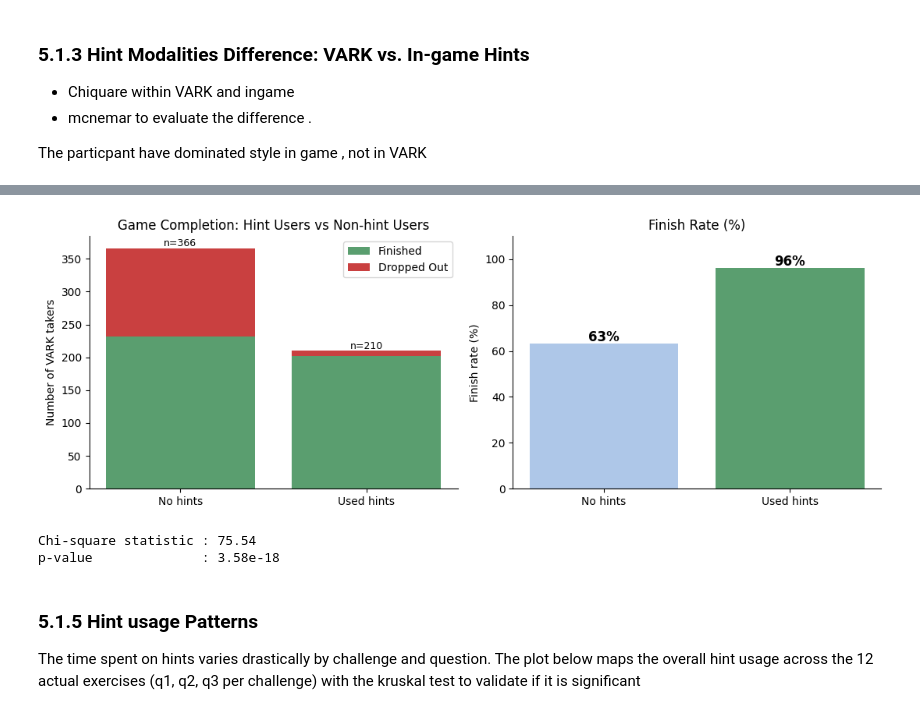
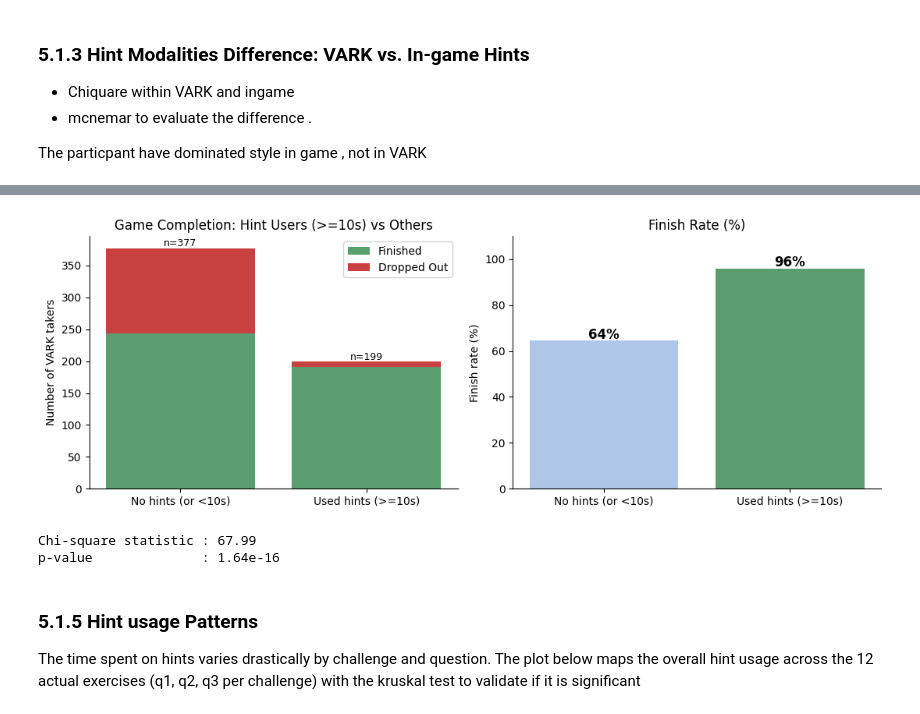
Before and after one commit to tiaL-ops/thesisLandy, a Jupyter notebook: notebook/EDA_Thesis_RQ1.ipynb, the cells around one changed output, grey strips where cells are left out. Cells and saved outputs as stored; diff of their text form; code cells hidden in the pictures.

```diff
--- a/notebook/EDA_Thesis_RQ1.ipynb
+++ b/notebook/EDA_Thesis_RQ1.ipynb
@@ -255,37 +259,52 @@ Conclusion: The shift from multimodal (in VARK) to dominant (in actual gameplay)
 # %%
 from scipy.stats import chi2_contingency
+import pandas as pd
+import matplotlib.pyplot as plt
 
+# --- 1. Recalculate based on >= 10s threshold ---
+valid_hint_users_ids = set(time_pivot_filtered.index)
+vark['used_hints_10s'] = vark['userId'].isin(valid_hint_users_ids)
+
+hint_summary = vark.groupby('used_hints_10s')['finished'].agg(['sum','count'])
+hint_summary['did_not_finish'] = hint_summary['count'] - hint_summary['sum']
+hint_summary['finish_rate'] = hint_summary['sum'] / hint_summary['count'] * 100
+hint_summary.index = ['No hints (or <10s)', 'Used hints (>=10s)']
+
+contingency_table = pd.crosstab(vark['used_hints_10s'], vark['finished'])
+
+# --- 2. Plotting ---
 fig, axes = plt.subplots(1, 2, figsize=(11, 4))
 
 # Left: Finished vs Dropout
 axes[0].bar(hint_summary.index, hint_summary['sum'], label='Finished', color='#5A9E6F')
 axes[0].bar(hint_summary.index, hint_summary['did_not_finish'], bottom=hint_summary['sum'], label='Dropped Out', color='#C94040')
 axes[0].set_ylabel('Number of VARK takers')
-axes[0].set_title('Game Completion: Hint Users vs Non-hint Users')
+axes[0].set_title('Game Completion: Hint Users (>=10s) vs Others')
 axes[0].legend()
 axes[0].spines[['top','right']].set_visible(False)
 for i, (idx, row) in enumerate(hint_summary.iterrows()):
     axes[0].text(i, row['count']+3, f"n={row['count']:.0f}", ha='center', fontsize=9)
 
 # Right: Finish rate
 axes[1].bar(hint_summary.index, hint_summary['finish_rate'], color=['#aec7e8', '#5A9E6F'])
 axes[1].set_ylim(0, 110)
 axes[1].set_ylabel('Finish rate (%)')
 axes[1].set_title('Finish Rate (%)')
 axes[1].spines[['top','right']].set_visible(False)
 for i, (idx, row) in enumerate(hint_summary.iterrows()):
     axes[1].text(i, row['finish_rate']+1, f"{row['finish_rate']:.0f}%", ha='center', fontweight='bold', fontsize=12)
 
 plt.tight_layout()
 plt.show()
 
+# --- 3. Statistics ---
 chi2, p, dof, expected = chi2_contingency(contingency_table)
 print(f"Chi-square statistic : {chi2:.2f}")
 print(f"p-value              : {p:.2e}")
 # %% [output]
-[figure, old version]
+[figure, new version]
-Chi-square statistic : 75.54
-p-value              : 3.58e-18
+Chi-square statistic : 67.99
+p-value              : 1.64e-16
 # %% [markdown]
 ### 5.1.5 Hint usage Patterns
 The time spent on hints varies drastically by challenge and question. The plot below maps the overall hint usage across the 12 actual exercises (q1, q2, q3 per challenge) with the kruskal test to validate if it is significant
```
Also changed, not shown: parts of 8 cells of this notebook.
